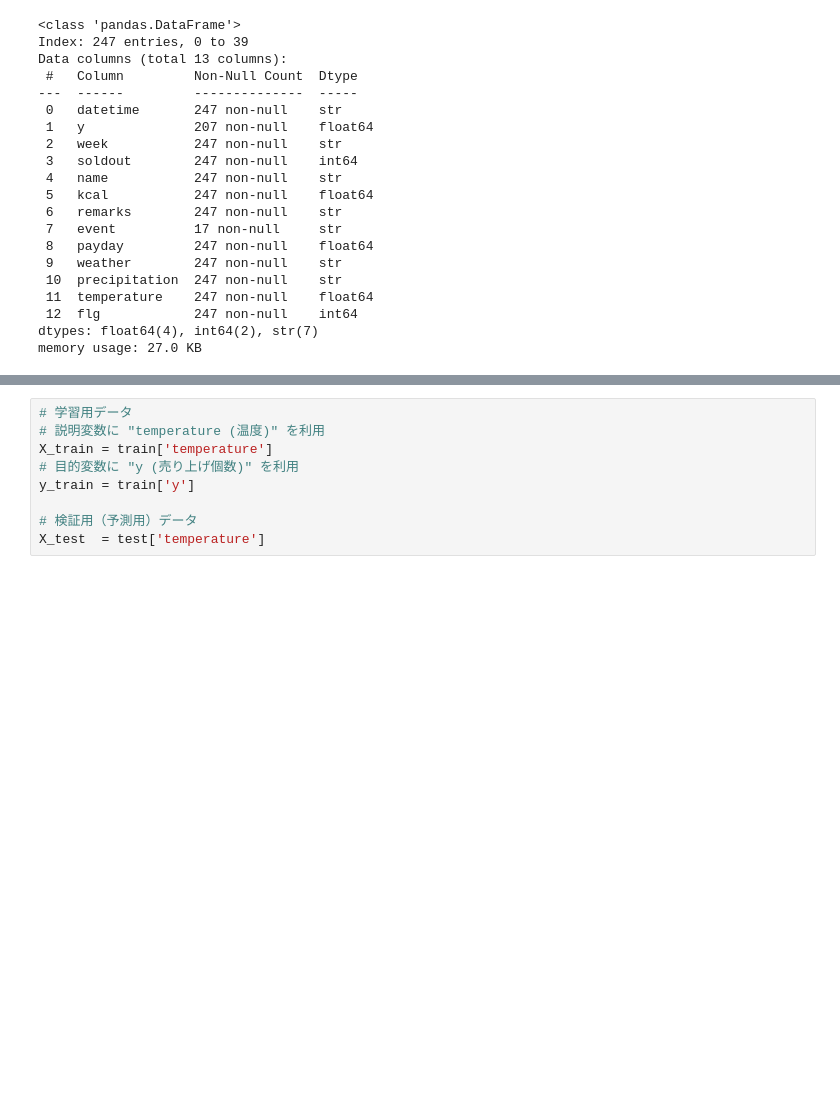
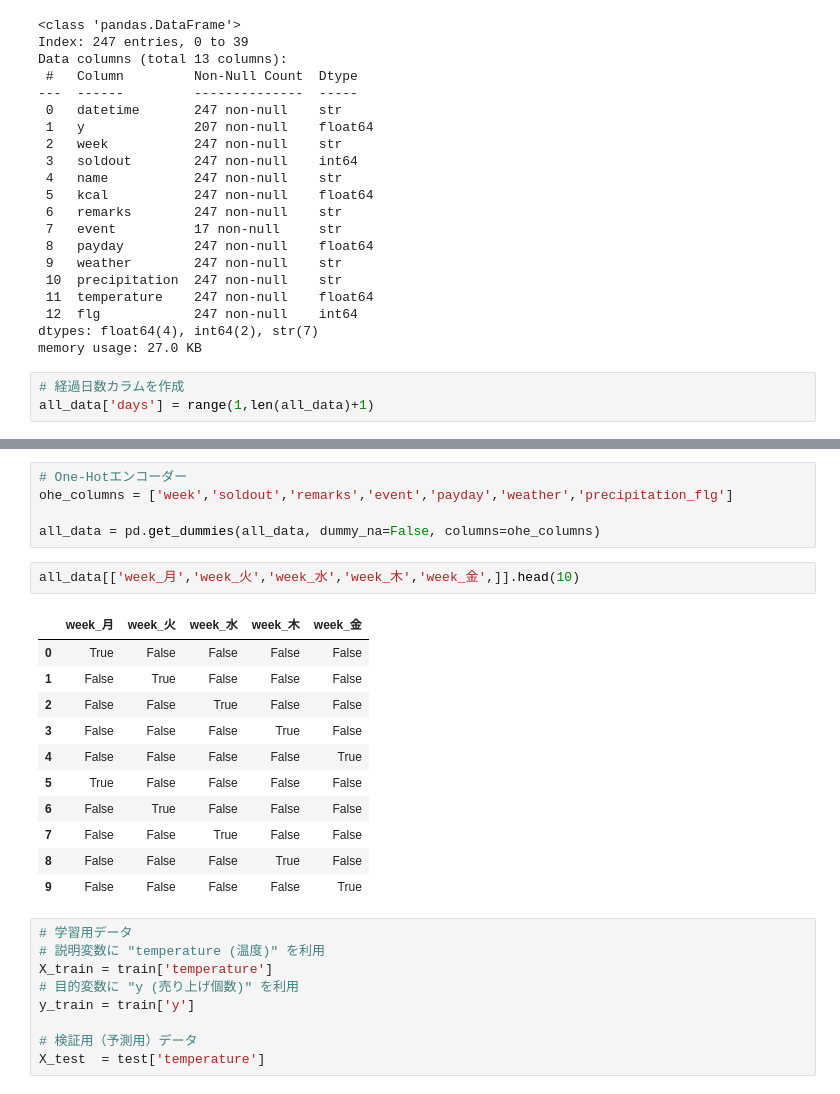
Before and after one commit to pchneurodiveyok132-cell/-----_---, a Jupyter notebook: First_Deliverable.ipynb, the cells around one changed output, grey strips where cells are left out. Saved outputs shown, nothing was run; the diff lists cells and outputs as text; blank space fills up the shorter version.

Commit message:
one-hotエンコーダーで各関数を前処理。Get＿dummiesで曜日を前処理

```diff
--- a/First_Deliverable.ipynb
+++ b/First_Deliverable.ipynb
@@ -223,3 +223,6 @@ Data columns (total 13 columns):
  12  flg            247 non-null    int64
 dtypes: float64(4), int64(2), str(7)
 memory usage: 27.0 KB
+# %%
+# 経過日数カラムを作成
+all_data['days'] = range(1,len(all_data)+1)
@@ -226,3 +253,22 @@ memory usage: 27.0 KB
+# %%
+# One-Hotエンコーダー
+ohe_columns = ['week','soldout','remarks','event','payday','weather','precipitation_flg']
+
+all_data = pd.get_dummies(all_data, dummy_na=False, columns=ohe_columns)
+# %%
+all_data[['week_月','week_火','week_水','week_木','week_金',]].head(10)
+# %% [output]
+|  | week_月 | week_火 | week_水 | week_木 | week_金 |
+| 0 | True | False | False | False | False |
+| 1 | False | True | False | False | False |
+| 2 | False | False | True | False | False |
+| 3 | False | False | False | True | False |
+| 4 | False | False | False | False | True |
+| 5 | True | False | False | False | False |
+| 6 | False | True | False | False | False |
+| 7 | False | False | True | False | False |
+| 8 | False | False | False | True | False |
+| 9 | False | False | False | False | True |
 # %%
 # 学習用データ
 # 説明変数に "temperature (温度)" を利用
```
Also changed, not shown: parts of 1 cell of this notebook.
